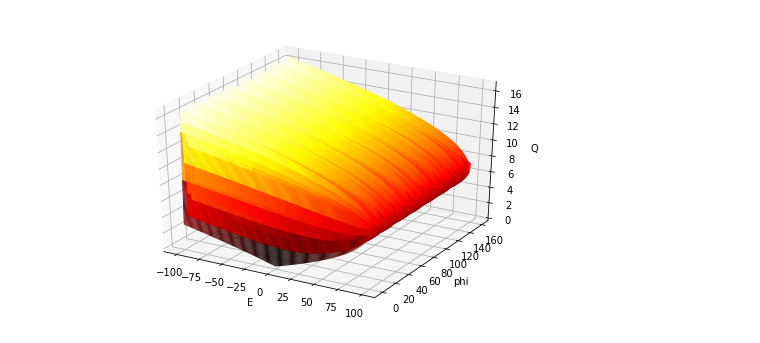
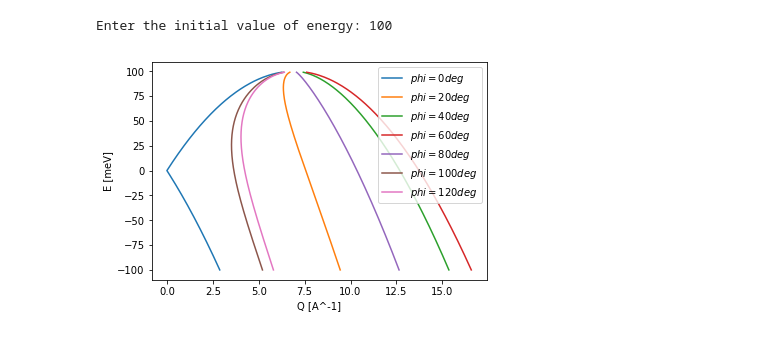
Before and after one commit to Fahima-Islam/sandbox, a Jupyter notebook: powder-dynamical-range.ipynb, the cells around one changed output. Saved outputs shown, nothing was run; the diff lists cells and outputs as text; code cells hidden in the pictures.

```diff
--- a/powder-dynamical-range.ipynb
+++ b/powder-dynamical-range.ipynb
@@ -11,21 +10,23 @@ from mpl_toolkits.mplot3d import Axes3D
 # %%
 # Relationship between Q, E and phi
 # Q= 0.6947 sqrt (2Ei-E-2 sqrt(Ei(Ei-E))cos phi)
-# %%
-fig = plt.figure()
-ax = Axes3D(fig)
-Energy=np.arange(-100,100)
-Angle=np.arange(0, 160)
-E, phi=np.meshgrid(Energy, Angle)
-Q=0.6947*np.sqrt ((2*100)-E-(2*np.sqrt(100*(100-E)))*np.cos(phi))
-
-
-ax.plot_surface(E,phi,Q,rstride=1, cstride=1, cmap='hot')
-
-ax.set_xlabel('E ')
-ax.set_ylabel('phi')
-ax.set_zlabel('Q')
-
-plt.show()
-# %% [output]
-[figure, removed]
+# %%
+Ei=input('Enter the initial value of energy: ')
+# %% [output]
+Enter the initial value of energy: 100
+# %%
+Energy=np.arange(-Ei,Ei)
+Angle=np.arange(0,140,20)
+
+for phi in Angle:
+    result=[]
+    for E in Energy:
+        Q=(0.6947*math.sqrt ((2*Ei)-E-(2*math.sqrt(Ei*(Ei-E)))*math.cos(phi)))
+        result.append(Q)
+    plt.plot(result,Energy,label='$phi={phi}deg$'.format(phi=phi))
+plt.xlabel('Q [A^-1]')
+plt.ylabel('E [meV]')
+plt.legend(loc='best')
+plt.show()
+# %% [output]
+[figure, added]
```
Also changed, not shown: parts of 2 cells of this notebook, 2 other files.
